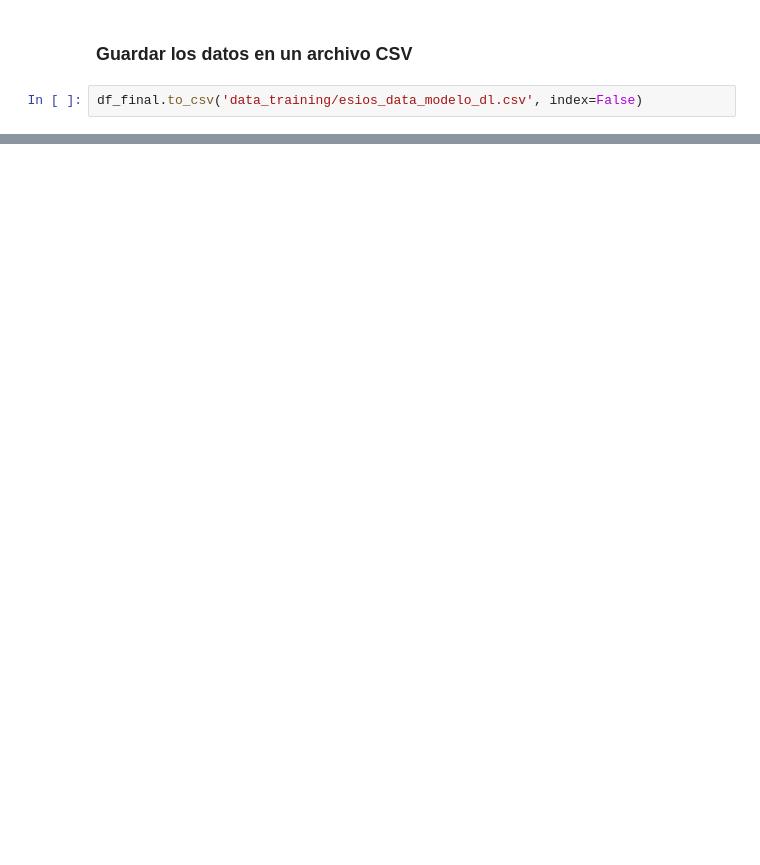
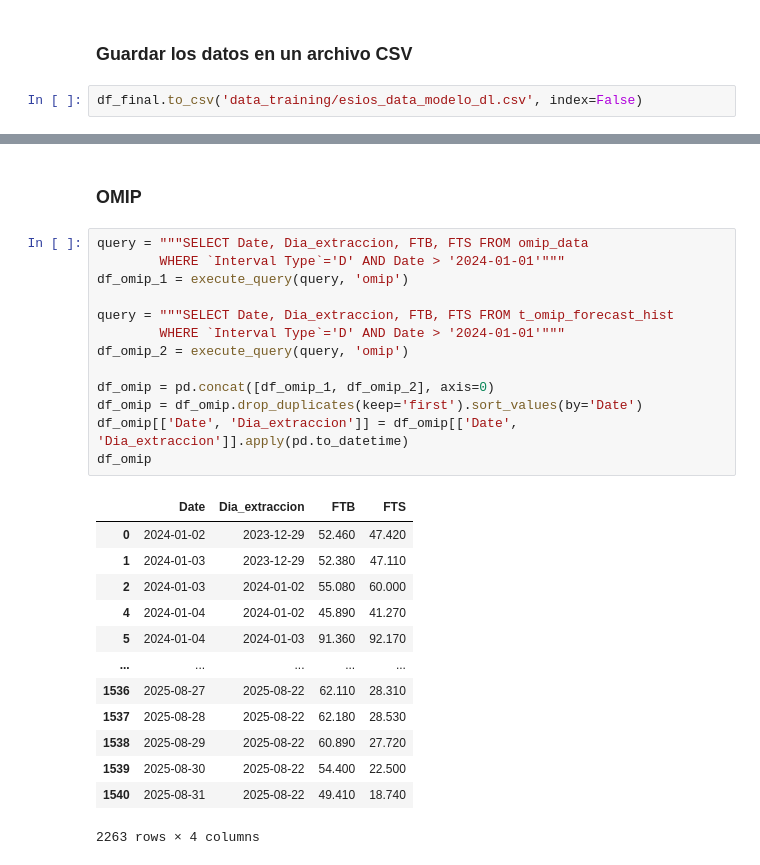
Before and after one commit to JaimeNavs9/proyecto_prediccion_MD, a Jupyter notebook: preparacion_datos.ipynb, the cells around one changed output, grey strips where cells are left out. Cells and saved outputs as stored; diff of their text form; blank space fills up the shorter version.

```diff
--- a/preparacion_datos.ipynb
+++ b/preparacion_datos.ipynb
@@ -199,0 +260,29 @@ df_final.to_csv('data_training/esios_data_modelo_dl.csv', index=False)
+# %% [markdown]
+### OMIP
+# %%
+query = """SELECT Date, Dia_extraccion, FTB, FTS FROM omip_data
+        WHERE `Interval Type`='D' AND Date > '2024-01-01'"""
+df_omip_1 = execute_query(query, 'omip')
+
+query = """SELECT Date, Dia_extraccion, FTB, FTS FROM t_omip_forecast_hist
+        WHERE `Interval Type`='D' AND Date > '2024-01-01'"""
+df_omip_2 = execute_query(query, 'omip')
+
+df_omip = pd.concat([df_omip_1, df_omip_2], axis=0)
+df_omip = df_omip.drop_duplicates(keep='first').sort_values(by='Date')
+df_omip[['Date', 'Dia_extraccion']] = df_omip[['Date', 'Dia_extraccion']].apply(pd.to_datetime)
+df_omip
+# %% [output]
+|  | Date | Dia_extraccion | FTB | FTS |
+| 0 | 2024-01-02 | 2023-12-29 | 52.460 | 47.420 |
+| 1 | 2024-01-03 | 2023-12-29 | 52.380 | 47.110 |
+| 2 | 2024-01-03 | 2024-01-02 | 55.080 | 60.000 |
+| 4 | 2024-01-04 | 2024-01-02 | 45.890 | 41.270 |
+| 5 | 2024-01-04 | 2024-01-03 | 91.360 | 92.170 |
+| ... | ... | ... | ... | ... |
+| 1536 | 2025-08-27 | 2025-08-22 | 62.110 | 28.310 |
+| 1537 | 2025-08-28 | 2025-08-22 | 62.180 | 28.530 |
+| 1538 | 2025-08-29 | 2025-08-22 | 60.890 | 27.720 |
+| 1539 | 2025-08-30 | 2025-08-22 | 54.400 | 22.500 |
+| 1540 | 2025-08-31 | 2025-08-22 | 49.410 | 18.740 |
+2263 rows × 4 columns
```
Also changed, not shown: parts of 15 cells of this notebook, 4 other files.
